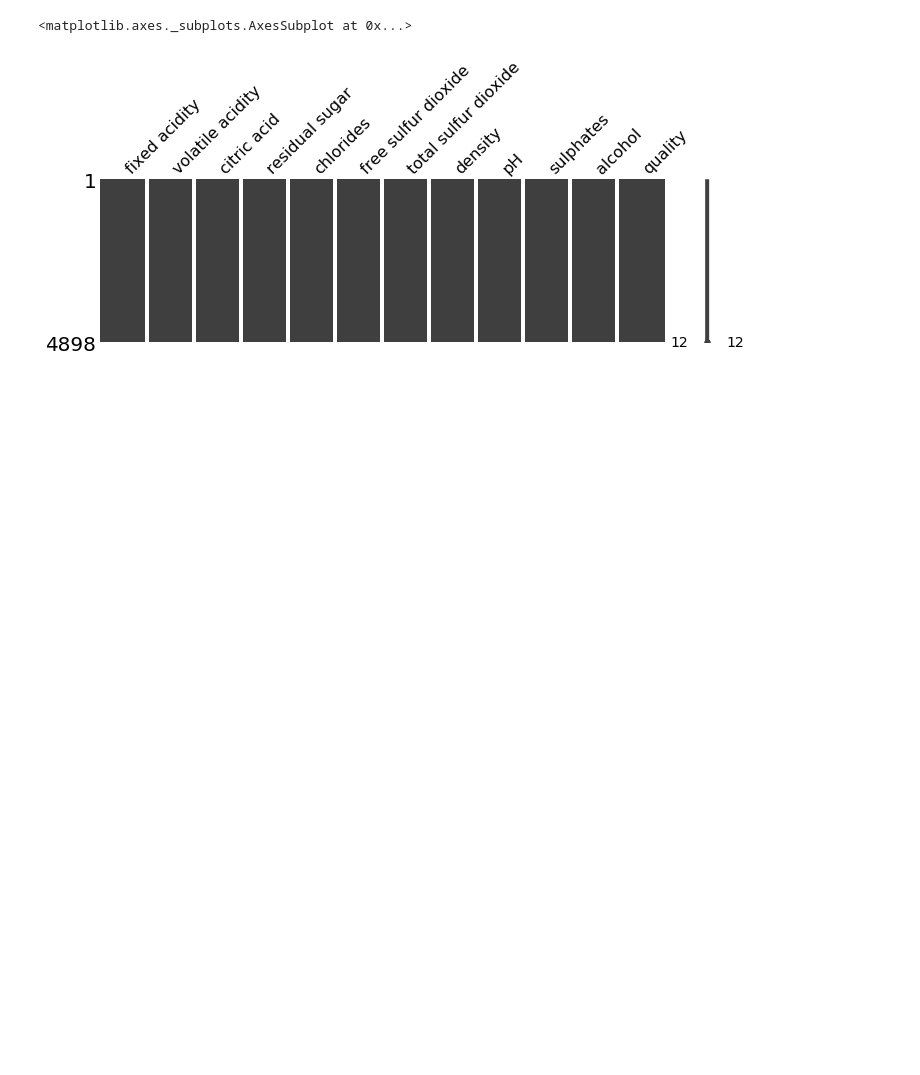
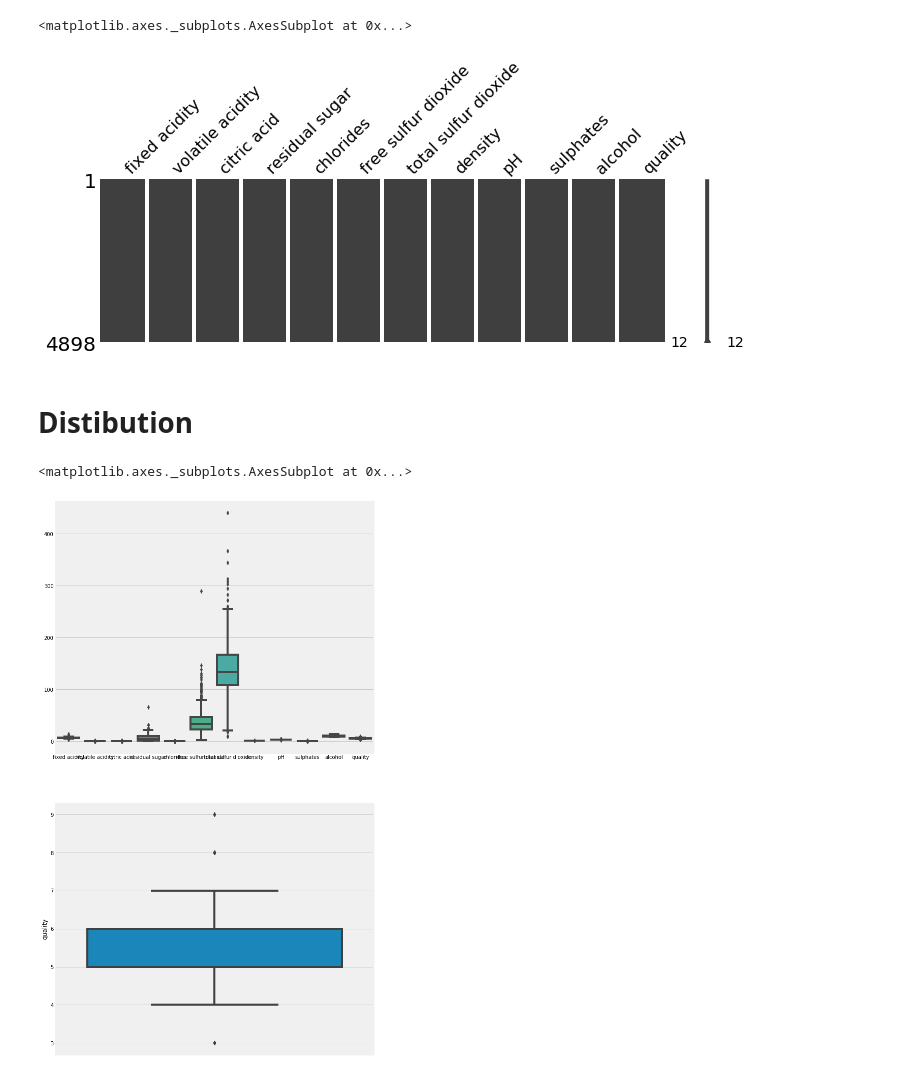
Before and after one commit to dajebbar/1.exploratory-data-analysis-MLR, a Jupyter notebook: feature_analysis.ipynb, the cells around one changed output. Cells and saved outputs as stored; diff of their text form; code cells hidden in the pictures; blank space fills up the shorter version.

Commit message:
Seeing distribution of data.

```diff
--- a/feature_analysis.ipynb
+++ b/feature_analysis.ipynb
@@ -27,3 +27,13 @@ msno.matrix(data, figsize=(10, 3))
 # %% [output]
 <matplotlib.axes._subplots.AxesSubplot at 0x...>
 [figure]
+# %% [markdown]
+# Distibution
+# %%
+fig, ax = plt.subplots(nrows=2, ncols=1)
+fig.set_size_inches(10, 20)
+sn.boxplot(data=data, orient='v', ax=ax[0])
+sn.boxplot(data=data, y='quality', orient='pH', ax=ax[1])
+# %% [output]
+<matplotlib.axes._subplots.AxesSubplot at 0x...>
+[figure, added]
```
